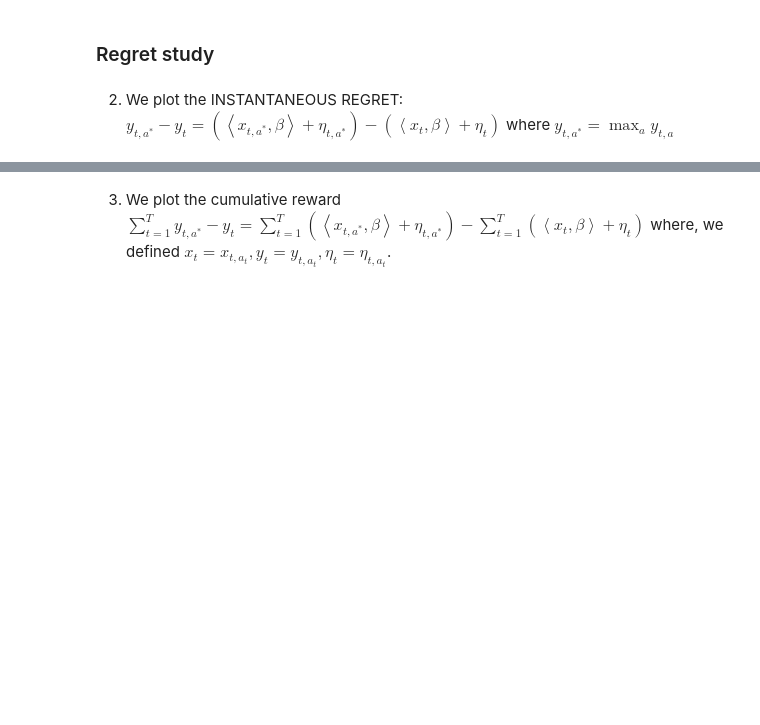
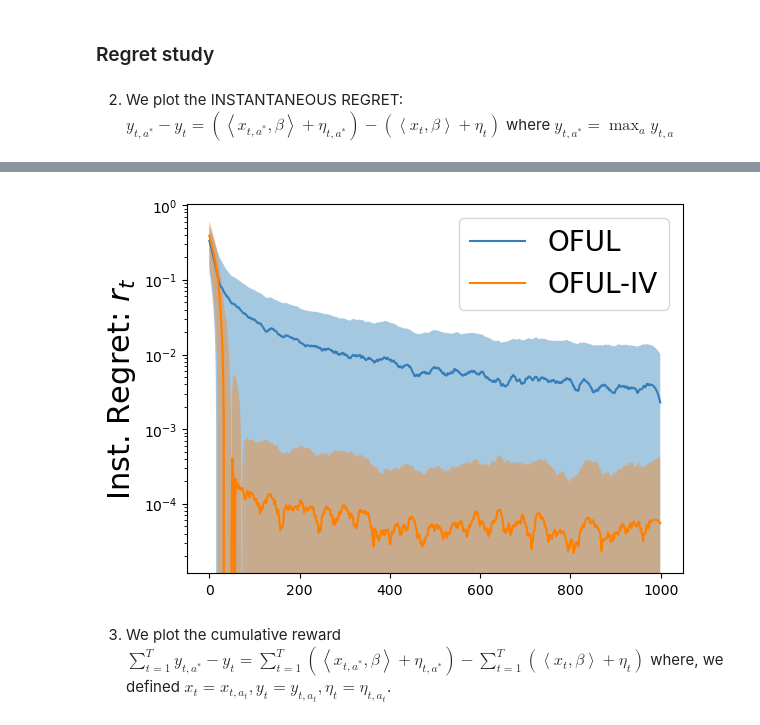
Before and after one commit to riccardodv/O2SLS-and-OFUL-IV, a Jupyter notebook: 2SLSLinearBandit.ipynb, the cells around one changed output, grey strips where cells are left out. Cells and saved outputs as stored; diff of their text form; code cells hidden in the pictures; blank space fills up the shorter version.

```diff
--- a/2SLSLinearBandit.ipynb
+++ b/2SLSLinearBandit.ipynb
@@ -287,3 +299,37 @@ plt.savefig("B_instantaneous_regret.pdf", format='pdf')
+# %%
+mean_regret = regrets.mean(axis=0)
+std_regret = regrets.std(axis=0)
+
+mean_regret_smooth = savgol_filter(mean_regret, window_length=40, polyorder=2)
+std_regret_smooth = savgol_filter(std_regret, window_length=80, polyorder=2)
+
+fst_quantile_regret = np.quantile(regrets,0.25,axis=0)
+scd_quantile_regret = np.quantile(regrets,0.5,axis=0)
+thd_quantile_regret = np.quantile(regrets,0.75,axis=0)
+# _ = np.log(lamda+(X_max**2)*np.arange(1,T+1)/d)
+
+
+for i,a in enumerate(algorithms):
+    plt.plot(mean_regret_smooth[i],label=labels[i],color=colors[i])
+    plt.fill_between(np.arange(T),mean_regret_smooth[i]-std_regret_smooth[i],mean_regret_smooth[i]+std_regret_smooth[i],alpha=0.4)
+
+    # plt.fill_between(np.arange(T),fst_quantile_regret[i],thd_quantile_regret[i],color=colors[i],alpha=0.2)
+    # plt.plot(fst_quantile_regret[i],color=colors[i],linestyle="dashed")
+    # plt.plot(scd_quantile_regret[i],color=colors[i],linestyle="solid", label = labels[i])
+    # plt.plot(thd_quantile_regret[i],color=colors[i],linestyle="dashed")
+# log_ = np.log(lamda+np.arange(1,T+1)/d)
+# plt.plot(4*np.sqrt(T*d*log_)*(np.sqrt(lamda)*S_hat+sigma*np.sqrt(2*np.log(1/delta)+d*(log_-np.log(lamda)))),label="bound",linestyle="dashed")
+# plt.xscale('log')
+plt.legend()
+plt.yscale('log')
+# plt.xlabel("round t")
+plt.ylabel(r"Inst. Regret: $r_t$")
+# plt.xlim([0,50])
+# plt.plot(np.cumsum(regret[:,1,:].mean(axis=0)),label='forward')
+# plt.plot(np.cumsum(regret,axis=1).std(axis=0))
+plt.savefig("B_instantaneous_regret.pdf", format='pdf')
+# %% [output]
+[figure, added]
 # %% [markdown]
 3. We plot the cumulative reward
 $
```
Also changed, not shown: parts of 9 cells of this notebook, 2 other files.
